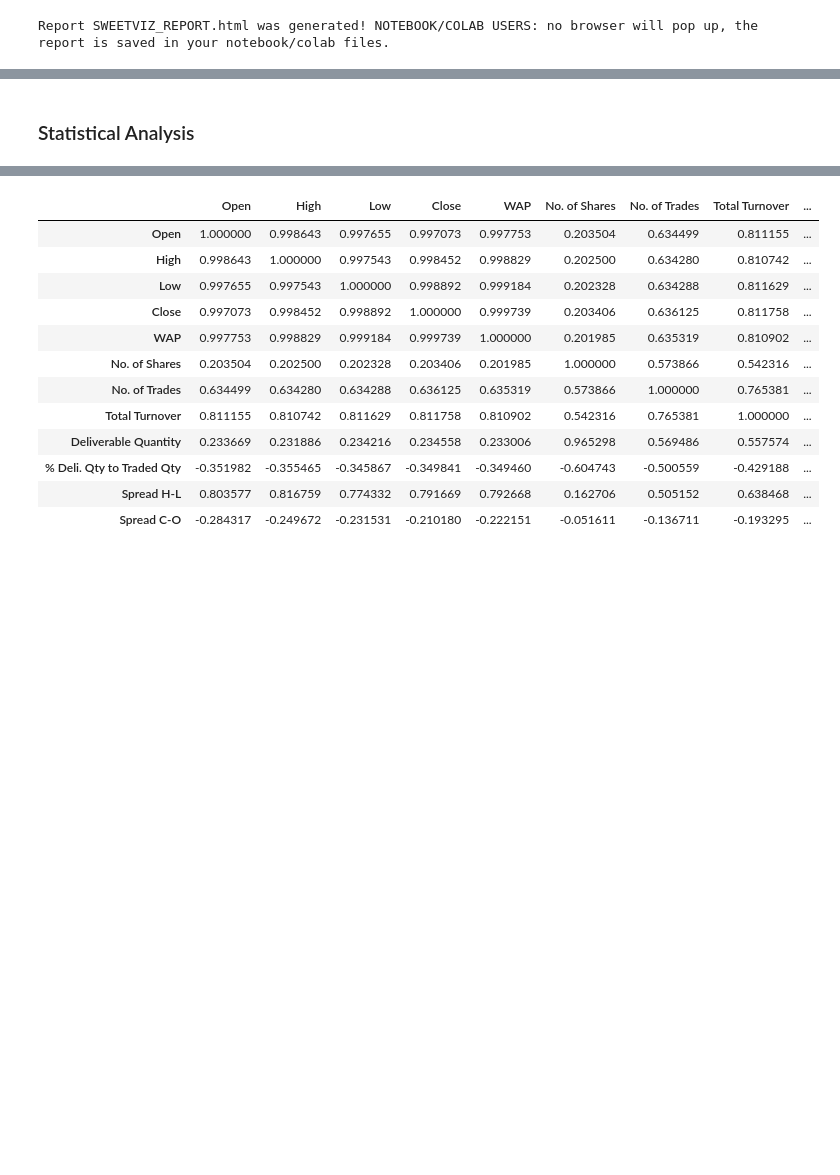
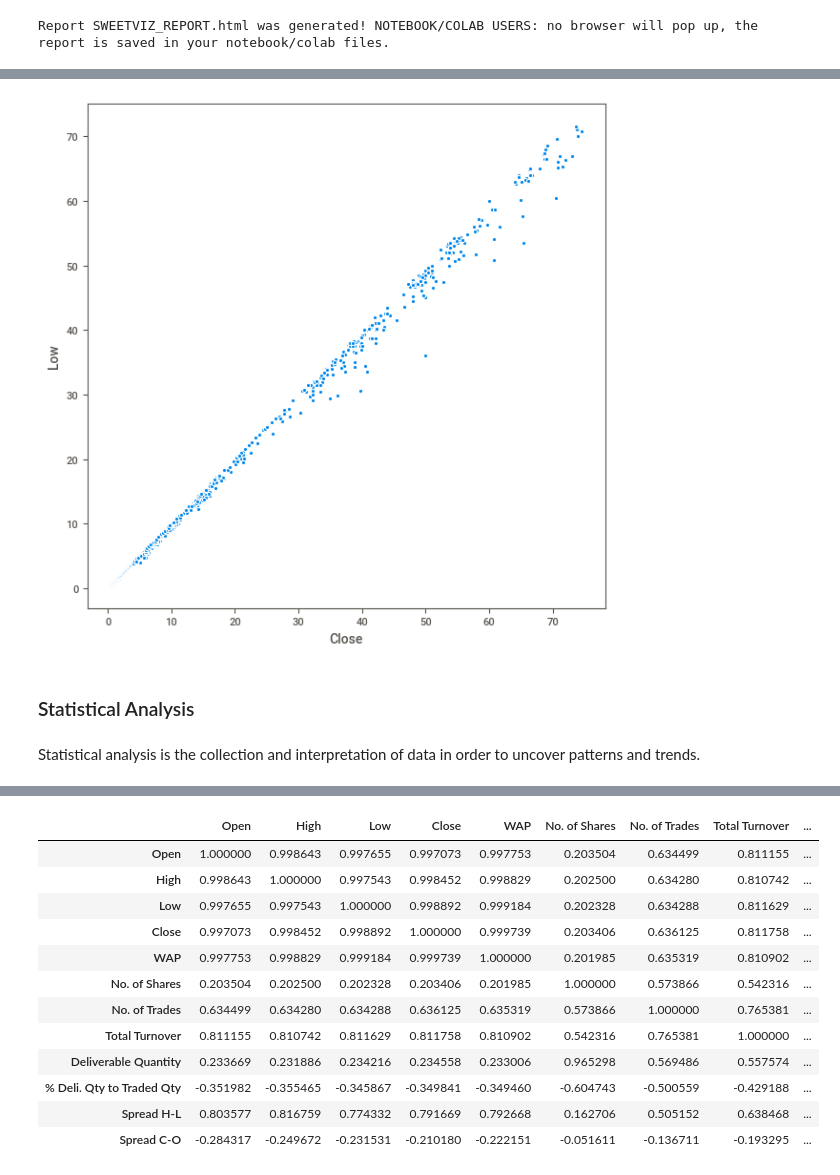
Before and after one commit to sahibasachdeva/AI-Project, a Jupyter notebook: Data Acquisition & Understanding/EDA.ipynb, the cells around one changed output, grey strips where cells are left out. Drawn from its saved outputs; the diff is of its cells as text; code cells hidden in the pictures; blank space fills up the shorter version.

```diff
--- a/Data Acquisition & Understanding/EDA.ipynb
+++ b/Data Acquisition & Understanding/EDA.ipynb
@@ -94,5 +121,12 @@ Report SWEETVIZ_REPORT.html was generated! NOTEBOOK/COLAB USERS: no browser will
+# %%
+plt.figure(figsize=(7,7))
+sns.scatterplot(x="Close", y="Low",data=data);
+# %% [output]
+[figure, added]
 # %% [markdown]
 ### Statistical Analysis
+# %% [markdown]
+Statistical analysis is the collection and interpretation of data in order to uncover patterns and trends.
 # %%
 data.describe()
 # %% [output]
```
Also changed, not shown: parts of 32 cells of this notebook.
